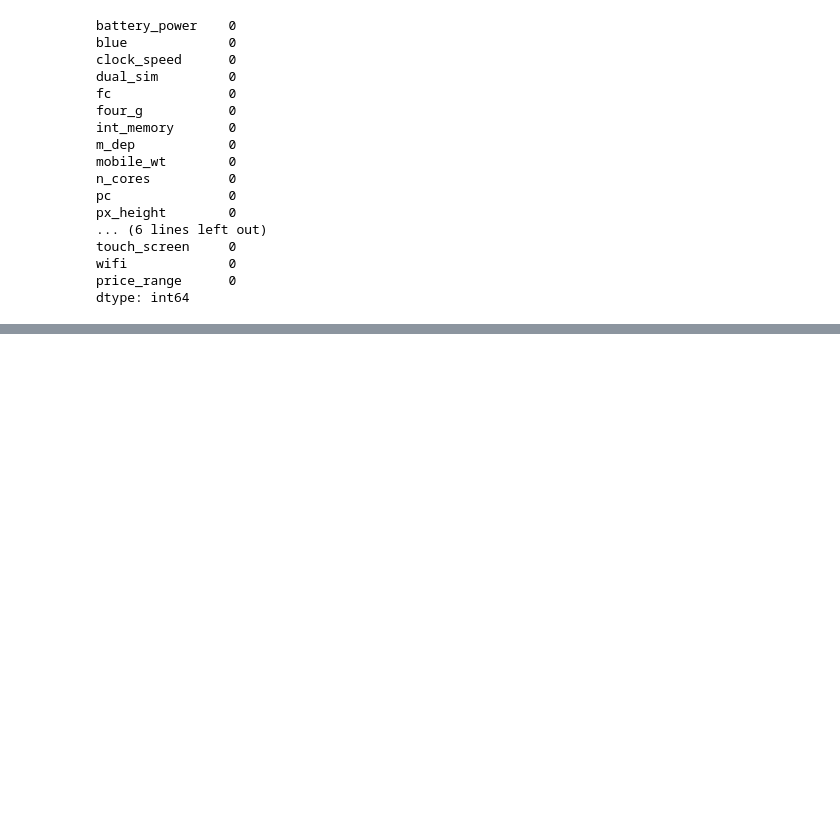
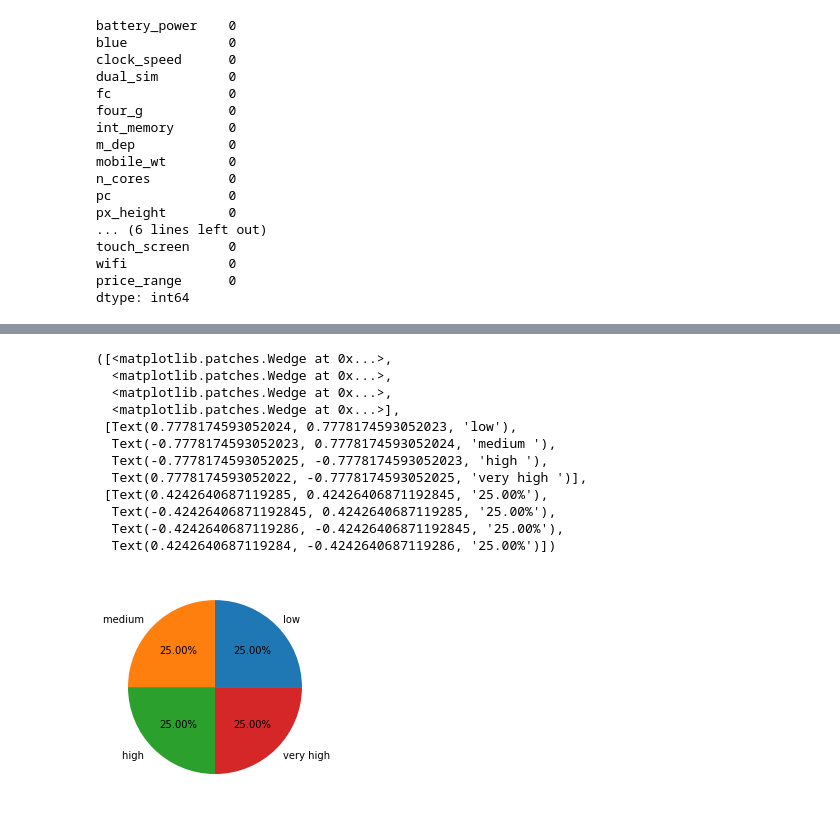
Before and after one commit to Arvindkale123/mobile-price-range-prediction, a Jupyter notebook: capstone 3.ipynb, the cells around one changed output, grey strips where cells are left out. Cells and saved outputs as stored; diff of their text form; code cells hidden in the pictures; blank space fills up the shorter version.

```diff
--- a/capstone 3.ipynb
+++ b/capstone 3.ipynb
@@ -112,0 +140,19 @@ dtype: int64
+# %%
+# Pie Plot of Target variable(Price range ) showing percentage of each catogory
+count=df['price_range'].value_counts().values
+classes = ['low','medium ', 'high ', 'very high ']
+plt.pie(count,labels=classes, autopct='%1.2f%%')
+# %% [output]
+([<matplotlib.patches.Wedge at 0x...>,
+  <matplotlib.patches.Wedge at 0x...>,
+  <matplotlib.patches.Wedge at 0x...>,
+  <matplotlib.patches.Wedge at 0x...>],
+ [Text(0.7778174593052024, 0.7778174593052023, 'low'),
+  Text(-0.7778174593052023, 0.7778174593052024, 'medium '),
+  Text(-0.7778174593052025, -0.7778174593052023, 'high '),
+  Text(0.7778174593052022, -0.7778174593052025, 'very high ')],
+ [Text(0.4242640687119285, 0.42426406871192845, '25.00%'),
+  Text(-0.42426406871192845, 0.4242640687119285, '25.00%'),
+  Text(-0.4242640687119286, -0.42426406871192845, '25.00%'),
+  Text(0.4242640687119284, -0.4242640687119286, '25.00%')])
+[figure, added]
```
Also changed, not shown: parts of 5 cells of this notebook.
